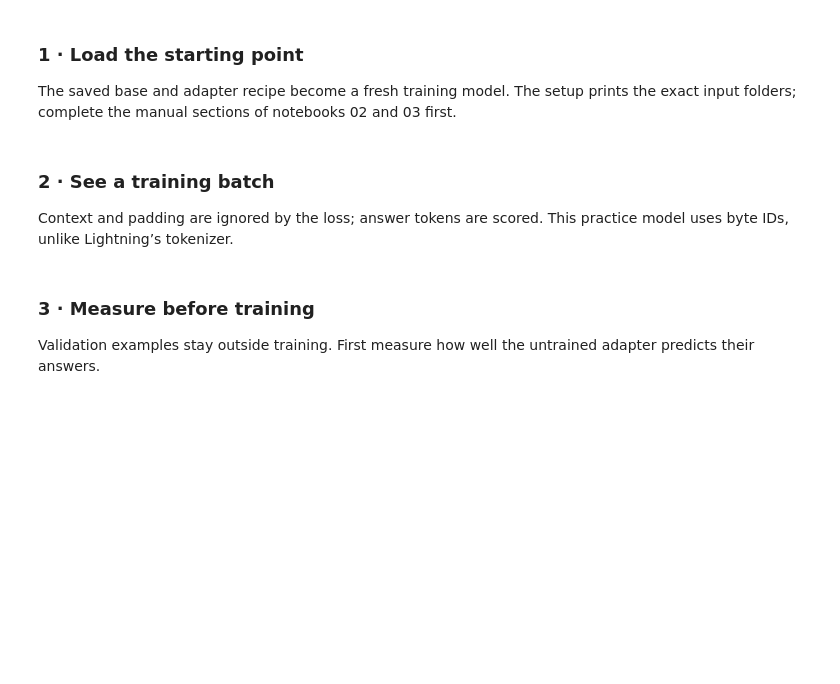
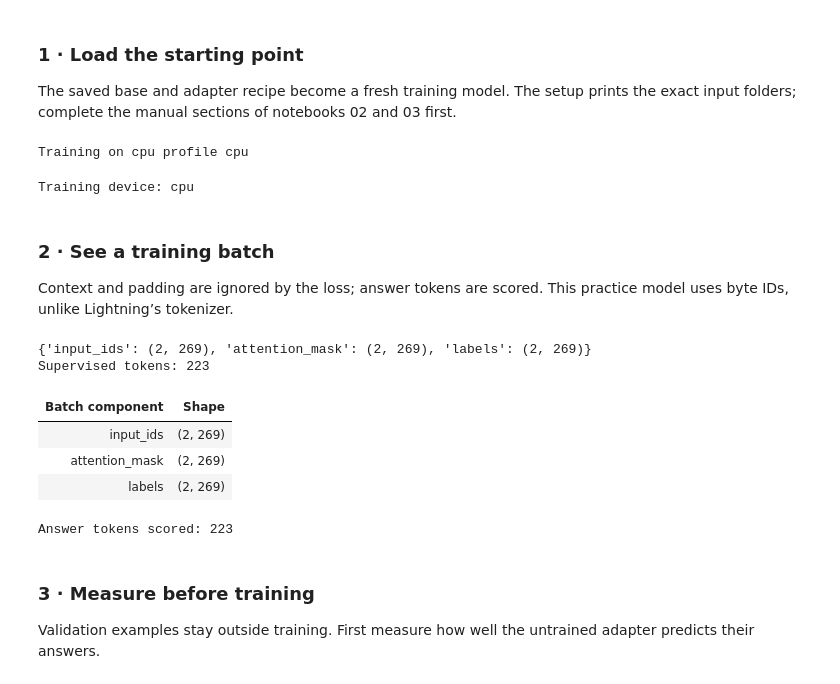
Before and after one commit to nico-lebovitz/local-agent-customization-and-safety, a Jupyter notebook: course/04-train-adapter.ipynb, the cells around one changed output. Cells and saved outputs as stored; diff of their text form; code cells hidden in the pictures; blank space fills up the shorter version.

```diff
--- a/course/04-train-adapter.ipynb
+++ b/course/04-train-adapter.ipynb
@@ -34,18 +48,67 @@ lesson = LessonWalkthrough('04-train-adapter')
 ### 1 · Load the starting point
 
 The saved base and adapter recipe become a fresh training model. The setup prints the exact input folders; complete the manual sections of notebooks 02 and 03 first.
+# %%
+import torch, random
+from transformers import AutoModelForCausalLM, AutoTokenizer
+from peft import LoraConfig, get_peft_model
+PROFILE = 'cpu'  # Must match notebook 03; Lightning requires dedicated GPU memory.
+BUILD = OUTPUT/PROFILE
+train_rows = [json.loads(line) for line in (OUTPUT/'student-data/train.jsonl').read_text().splitlines()]
+val_rows = [json.loads(line) for line in (OUTPUT/'student-data/validation.jsonl').read_text().splitlines()]
+torch.manual_seed(17); random.seed(17); torch.set_num_threads(2)
+base = AutoModelForCausalLM.from_pretrained(BUILD/'base',local_files_only=True)
+tokenizer = None
+model = get_peft_model(base,LoraConfig.from_pretrained(BUILD/'adapter-config'))
+device = next(model.parameters()).device
+print('Training on',device,'profile',PROFILE)
+# %% [output]
+Training on cpu profile cpu
 # %%
-lesson.step("load")
-print("Training device:", lesson.ns["device"])
+print("Training device:", device)
+# %% [output]
+Training device: cpu
 # %% [markdown]
 ### 2 · See a training batch
 
 Context and padding are ignored by the loss; answer tokens are scored. This practice model uses byte IDs, unlike Lightning’s tokenizer.
+# %%
+def encode(row):
+    messages = row['messages']
+    prefix = 'Observation: '+messages[1]['content']+'\nAnswer: '
+    answer = messages[-1]['content']
+    prompt_ids = [b+2 for b in prefix.encode()]
+    answer_ids = [b+2 for b in answer.encode()]+[1]
+    return prompt_ids+answer_ids, [-100]*len(prompt_ids)+answer_ids
+
+def batch(rows):
+    encoded = [encode(row) for row in rows]
+    width = max(len(ids) for ids,labels in encoded)
+    pad = 0
+    ids = torch.full((len(rows),width),pad,dtype=torch.long,device=device)
+    labels = torch.full_like(ids,-100)
+    mask = torch.zeros_like(ids)
+    for i,(tokens,targets) in enumerate(encoded):
+        ids[i,:len(tokens)] = torch.tensor(tokens,device=device)
+        labels[i,:len(tokens)] = torch.tensor(targets,device=device)
+        mask[i,:len(tokens)] = 1
+    return {'input_ids':ids,'attention_mask':mask,'labels':labels}
+example_batch = batch(train_rows[:2])
+print({key:tuple(value.shape) for key,value in example_batch.items()})
+print('Supervised tokens:',(example_batch['labels']!=-100).sum().item())
+# %% [output]
+{'input_ids': (2, 269), 'attention_mask': (2, 269), 'labels': (2, 269)}
+Supervised tokens: 223
 # %%
-lesson.step("batch")
-batch = lesson.ns["example_batch"]
-table(["Batch component", "Shape"], [(k, tuple(v.shape)) for k,v in batch.items()])
-print("Answer tokens scored:", int((batch["labels"] != -100).sum()))
+batch_view = example_batch
+table(["Batch component", "Shape"], [(k, tuple(v.shape)) for k,v in batch_view.items()])
+print("Answer tokens scored:", int((batch_view["labels"] != -100).sum()))
+# %% [output]
+| Batch component | Shape |
+| input_ids | (2, 269) |
+| attention_mask | (2, 269) |
+| labels | (2, 269) |
+Answer tokens scored: 223
 # %% [markdown]
 ### 3 · Measure before training
 
```
Also changed, not shown: parts of 16 cells of this notebook, 20 other files.
